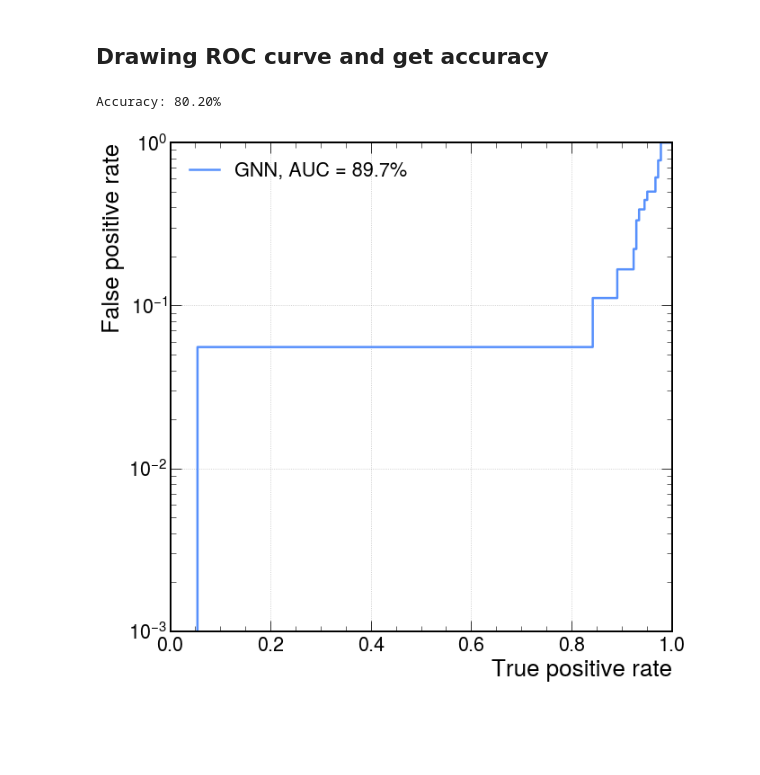
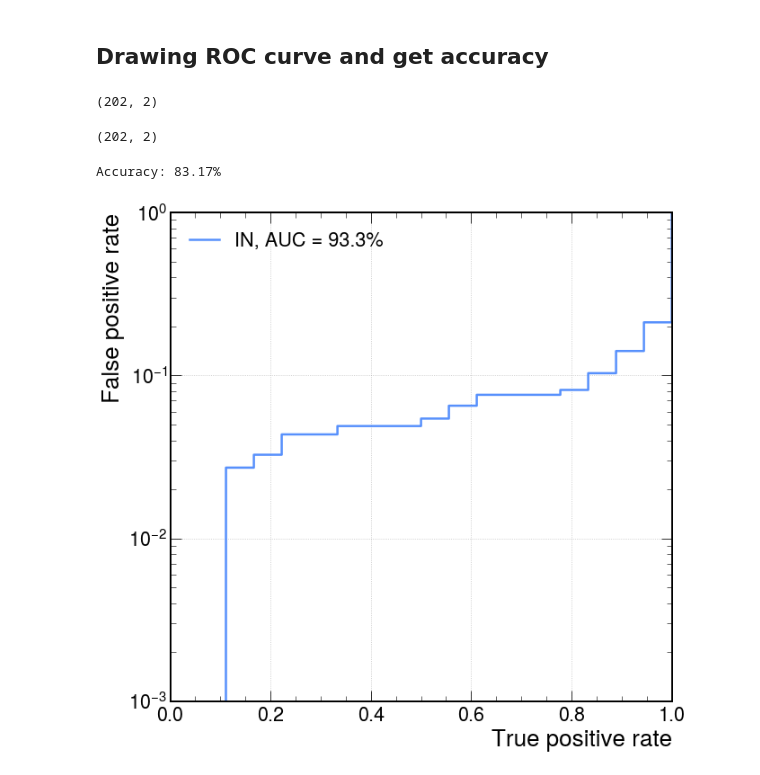
Before and after one commit to Shuyang19/PHYS_139_project, a Jupyter notebook: IN_update.ipynb, the cells around one changed output. Cells and saved outputs as stored; diff of their text form; code cells hidden in the pictures; blank space fills up the shorter version.

Commit message:
change the column from along 1st to along 0th
The ROC curve becomes better

```diff
--- a/IN_update.ipynb
+++ b/IN_update.ipynb
@@ -627,36 +627,42 @@ with torch.no_grad():
     out_predictions_numpy = out_prediction.cpu().numpy()
 
 Y_predict = out_predictions_numpy[:, :]
+print(Y_predict.shape)
+# %% [output]
+(202, 2)
 # %%
 label_test_numpy = label_test.cpu().numpy()
+print(label_test_numpy.shape)
+# %% [output]
+(202, 2)
 # %%
 !pip install --upgrade mplhep -q
 from sklearn.metrics import roc_curve, auc, accuracy_score
 import matplotlib.pyplot as plt
 import mplhep as hep
 
 plt.style.use(hep.style.ROOT)
 # create ROC curves
-fpr_gnn, tpr_gnn, threshold_gnn = roc_curve(label_test_numpy[:, 1], Y_predict[:, 1])
+fpr_in, tpr_in, threshold_in = roc_curve(label_test_numpy[:, 0], Y_predict[:, 0])
 
 predicted_classes = (Y_predict[:, 1] >= 0.5).astype(int)
 
 # Calculate accuracy
 accuracy = accuracy_score(label_test_numpy[:, 1], predicted_classes)
 
 print("Accuracy: {:.2f}%".format(accuracy * 100))
 
 # plot ROC curves
 plt.figure()
-plt.plot(tpr_gnn, fpr_gnn, lw=2.5, label="GNN, AUC = {:.1f}%".format(auc(fpr_gnn, tpr_gnn) * 100))
+plt.plot(tpr_in, fpr_in, lw=2.5, label="IN, AUC = {:.1f}%".format(auc(fpr_in, tpr_in) * 100))
 plt.xlabel(r"True positive rate")
 plt.ylabel(r"False positive rate")
 plt.semilogy()
 plt.ylim(0.001, 1)
 plt.xlim(0, 1)
 plt.grid(True)
 plt.legend(loc="upper left")
 plt.show()
 # %% [output]
-Accuracy: 80.20%
+Accuracy: 83.17%
-[figure, old version]
+[figure, new version]
```
Also changed, not shown: parts of 8 cells of this notebook.
